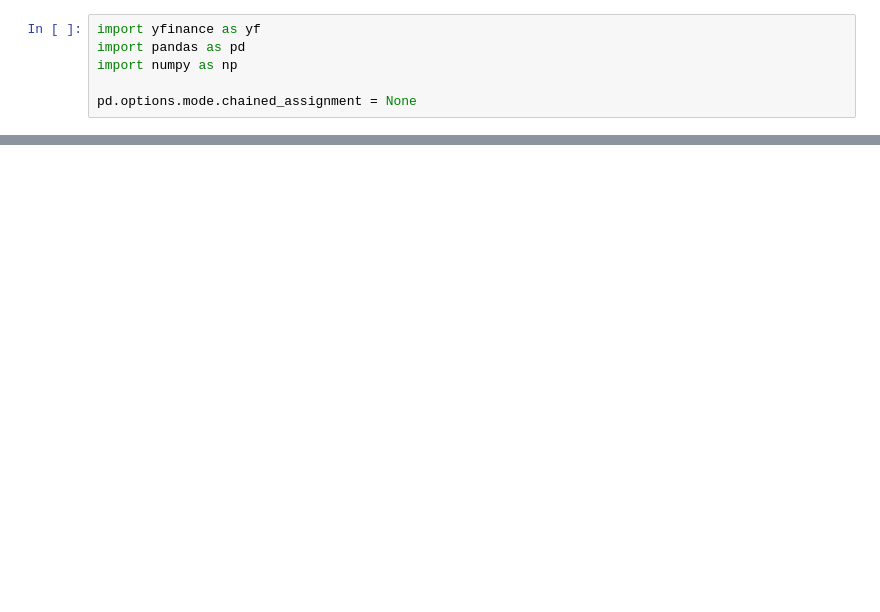
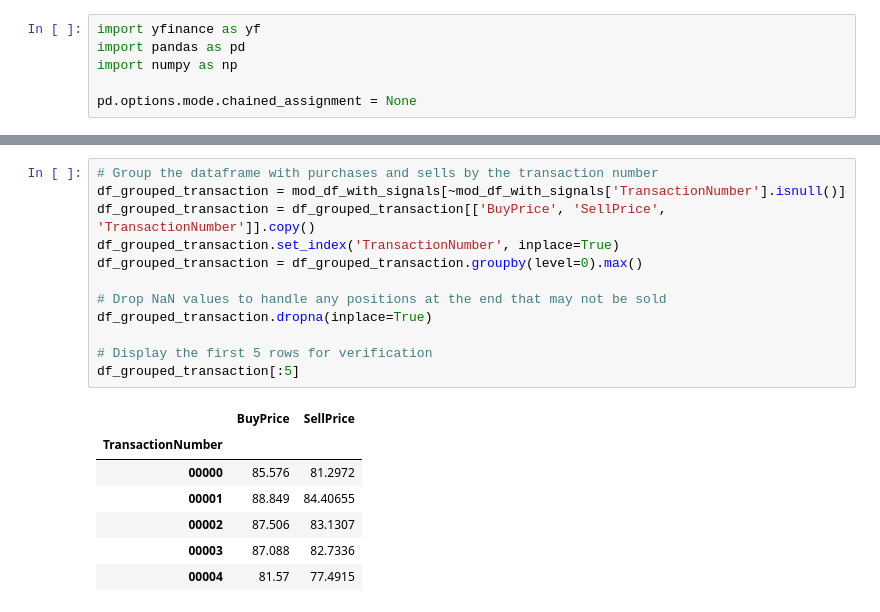
Before and after one commit to jxhos0/stock-backtest, a Jupyter notebook: back-test.ipynb, the cells around one changed output, grey strips where cells are left out. Cells and saved outputs as stored; diff of their text form; blank space fills up the shorter version.

```diff
--- a/back-test.ipynb
+++ b/back-test.ipynb
@@ -188 +174,21 @@ df_grouped_transaction
+# %%
+# Group the dataframe with purchases and sells by the transaction number
+df_grouped_transaction = mod_df_with_signals[~mod_df_with_signals['TransactionNumber'].isnull()]
+df_grouped_transaction = df_grouped_transaction[['BuyPrice', 'SellPrice', 'TransactionNumber']].copy()
+df_grouped_transaction.set_index('TransactionNumber', inplace=True)
+df_grouped_transaction = df_grouped_transaction.groupby(level=0).max()
+
+# Drop NaN values to handle any positions at the end that may not be sold
+df_grouped_transaction.dropna(inplace=True)
+
+# Display the first 5 rows for verification
+df_grouped_transaction[:5]
+# %% [output]
+|  | BuyPrice | SellPrice |
+| TransactionNumber |  |  |
+| 00000 | 85.576 | 81.2972 |
+| 00001 | 88.849 | 84.40655 |
+| 00002 | 87.506 | 83.1307 |
+| 00003 | 87.088 | 82.7336 |
+| 00004 | 81.57 | 77.4915 |
 # %%
```
Also changed, not shown: parts of 14 cells of this notebook.
